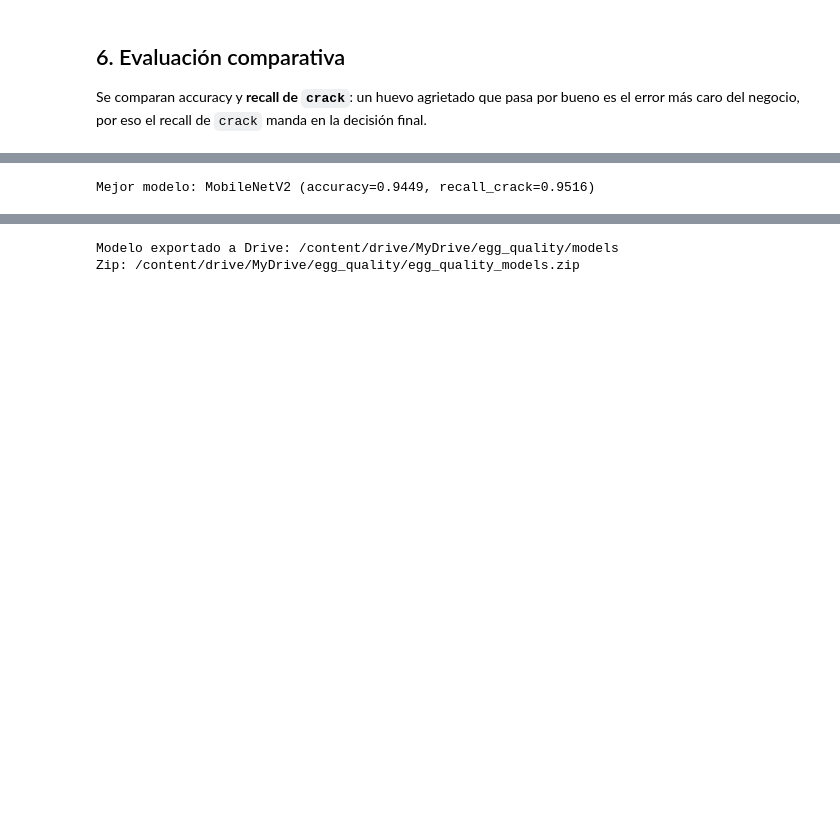
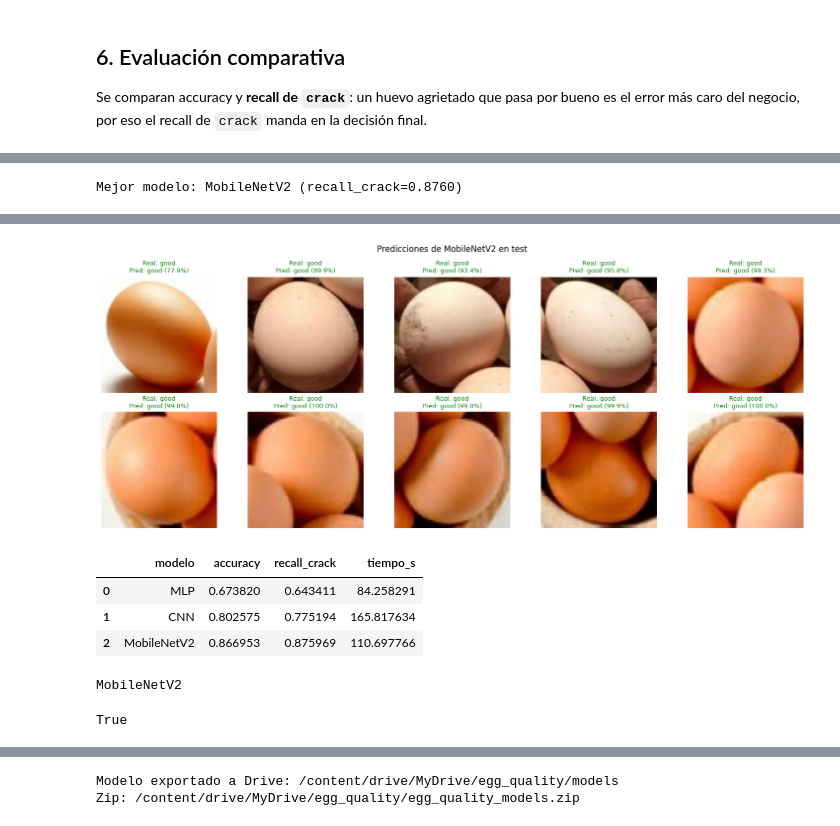
Before and after one commit to Joserraldo/damaged_eggs_CNN, a Jupyter notebook: clasificador_huevos_colab.ipynb, the cells around one changed output, grey strips where cells are left out. Saved outputs shown, nothing was run; the diff lists cells and outputs as text; code cells hidden in the pictures; blank space fills up the shorter version.

```diff
--- a/clasificador_huevos_colab.ipynb
+++ b/clasificador_huevos_colab.ipynb
@@ -647,20 +659,38 @@ weighted avg       0.95      0.94      0.94       127
-# %%
-# Se elige el modelo con mayor accuracy ENTRE los que aseguran un buen recall de crack (>= 0.85).
-# El recall de crack sigue siendo el criterio de negocio (no dejar pasar huevos rotos), pero
-# sin sacrificar la clasificacion de los buenos: un modelo que predice crack casi siempre tiene
-# recall alto pero es inutil en la practica (la CNN del analisis previo tenia recall 0.90 pero
-# accuracy 0.64 y solo acertaba 38% de los huevos buenos).
-results = {
-    'MLP': mlp_result[0],
-    'CNN': cnn_result[0],
-    'MobileNetV2': mobilenet_result[0],
-}
-models = {'MLP': mlp, 'CNN': cnn, 'MobileNetV2': mobilenet}
-MIN_RECALL_CRACK = 0.85
-candidates = {k: r for k, r in results.items() if r['recall_crack'] >= MIN_RECALL_CRACK}
-best_name = max(candidates, key=lambda k: candidates[k]['accuracy']) if candidates else max(results, key=lambda k: results[k]['recall_crack'])
-best_model = models[best_name]
-best_recall = results[best_name]['recall_crack']
-print(f'Mejor modelo: {best_name} (accuracy={results[best_name]["accuracy"]:.4f}, recall_crack={best_recall:.4f})')
-# %% [output]
-Mejor modelo: MobileNetV2 (accuracy=0.9449, recall_crack=0.9516)
+# %%
+# Se elige el modelo con mayor recall de crack (el error caro es el huevo roto que pasa por bueno).
+results = {
+    'MLP': mlp_result[0],
+    'CNN': cnn_result[0],
+    'MobileNetV2': mobilenet_result[0],
+}
+models = {'MLP': mlp, 'CNN': cnn, 'MobileNetV2': mobilenet}
+best_name = max(results, key=lambda k: results[k]['recall_crack'])
+best_model = models[best_name]
+best_recall = results[best_name]['recall_crack']
+print(f'Mejor modelo: {best_name} (recall_crack={best_recall:.4f})')
+
+images, labels_batch = next(iter(test_ds))
+predictions = best_model.predict(images, verbose=0)
+plt.figure(figsize=(15, 6))
+for index in range(min(10, len(images))):
+    predicted = int(predictions[index].argmax())
+    actual = int(labels_batch[index])
+    color = 'green' if predicted == actual else 'red'
+    plt.subplot(2, 5, index + 1)
+    plt.imshow((images[index].numpy() * 255).astype('uint8'))
+    plt.title(f'Real: {CLASS_NAMES[actual]}\nPred: {CLASS_NAMES[predicted]} ({predictions[index][predicted]:.1%})', color=color, fontsize=9)
+    plt.axis('off')
+plt.suptitle(f'Predicciones de {best_name} en test')
+plt.tight_layout()
+plt.show()
+
+# Tabla comparativa final: justifica QUÉ modelo gana y POR QUÉ.
+comparison = pd.DataFrame({
+    'modelo': list(results.keys()),
+    'accuracy': [results[k]['accuracy'] for k in results],
+    'recall_crack': [results[k]['recall_crack'] for k in results],
+    'tiempo_s': [results[k]['elapsed_s'] for k in results],
+})
+display(comparison)
+# %% [output]
+Mejor modelo: MobileNetV2 (recall_crack=0.8760)
@@ -666,0 +698,15 @@ Mejor modelo: MobileNetV2 (accuracy=0.9449, recall_crack=0.9516)
+[figure, added]
+|  | modelo | accuracy | recall_crack | tiempo_s |
+| 0 | MLP | 0.673820 | 0.643411 | 84.258291 |
+| 1 | CNN | 0.802575 | 0.775194 | 165.817634 |
+| 2 | MobileNetV2 | 0.866953 | 0.875969 | 110.697766 |
+# %%
+print(best_name)
+# %% [output]
+MobileNetV2
+# %%
+from pathlib import Path
+
+print(Path('/content/mejor_mobilenet_v2.keras').exists())
+# %% [output]
+True
```
Also changed, not shown: parts of 28 cells of this notebook.
